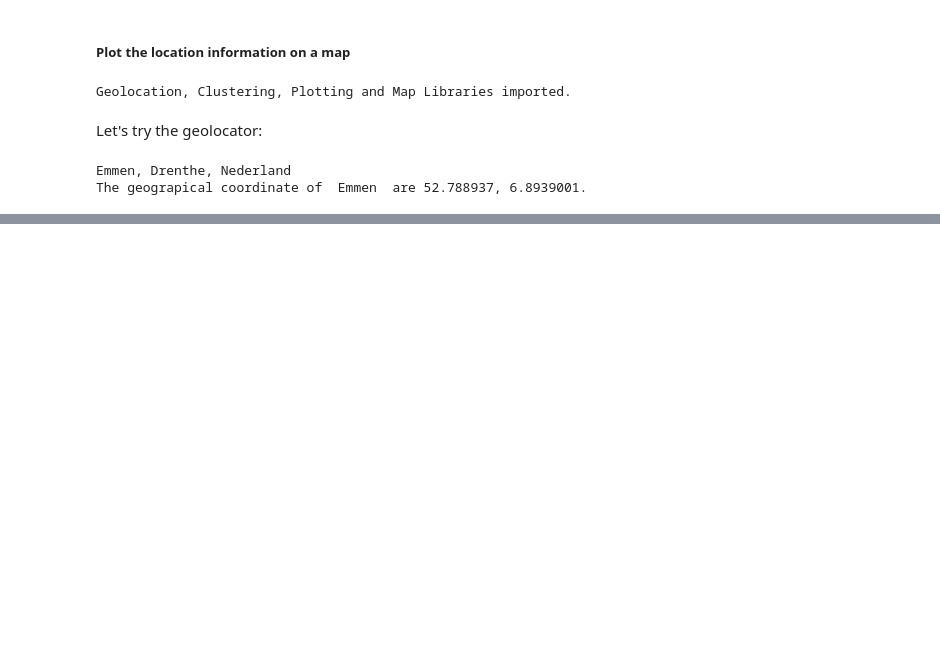
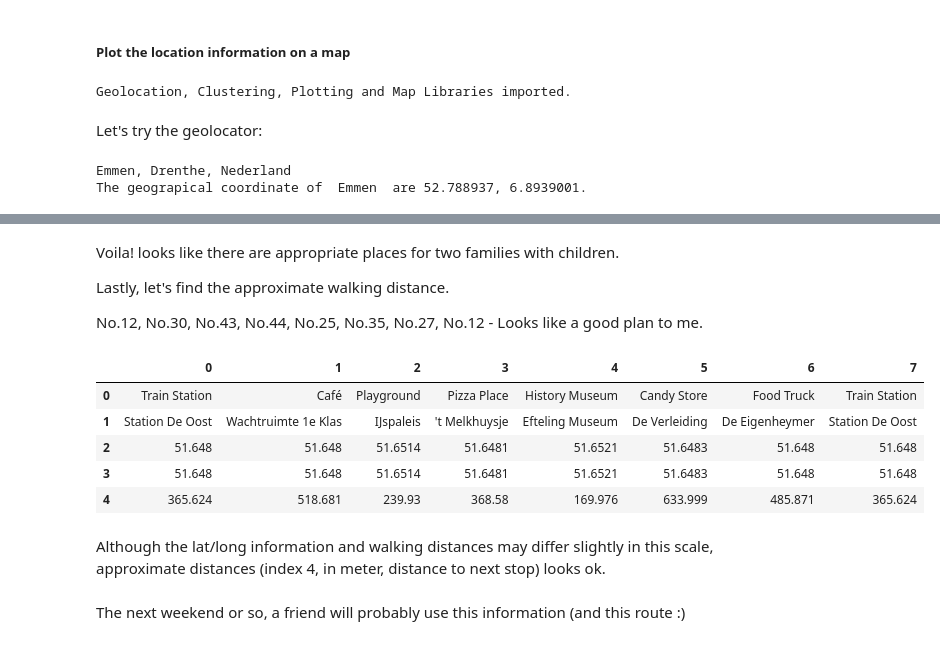
Before and after one commit to fy5std/Coursera-Capstone, a Jupyter notebook: Coursera_Capstone_4-NewProject.ipynb, the cells around one changed output, grey strips where cells are left out. Drawn from its saved outputs; the diff is of its cells as text; code cells hidden in the pictures; blank space fills up the shorter version.

```diff
--- a/Coursera_Capstone_4-NewProject.ipynb
+++ b/Coursera_Capstone_4-NewProject.ipynb
@@ -194,0 +292,4 @@ df_coa_map
+# %%
+jsum2 = results2['response']['venues']
+for i in range(LIMIT):
+    print(i,' : ',jsum2[i]['categories'][0]['name'],' - ',jsum2[0]['name'])
@@ -194,0 +302,5 @@ df_coa_map
+# %%
+## There is a train station nearby. We can extract the coordinates.
+stat_lat = jsum2[0]['location']['lat']
+stat_long = jsum2[0]['location']['lng']
+print(jsum2[0]['categories'][0]['name'],'- lat:',stat_lat,', long:',stat_long)
@@ -194,0 +376,4 @@ df_coa_map
+# %%
+jsum3 = results3['response']['groups'][0]['items']
+for i in range(LIMIT):
+    print(i,' : ',jsum3[i]['venue']['categories'][0]['name'],' - ', jsum3[i]['venue']['name'])
@@ -194,0 +398,46 @@ df_coa_map
+# %% [markdown]
+Voila! looks like there are appropriate places for two families with children.
+
+Lastly, let's find the approximate walking distance.
+
+No.12, No.30, No.43, No.44, No.25, No.35, No.27, No.12 - Looks like a good plan to me.
+# %%
+from geopy.distance import geodesic
+
+Route = [12,30,43,44,25,35,27,12]
+
+routelist_cat=[]
+routelist_name=[]
+routelist_lat=[]
+routelist_long=[]
+routelist_dist=[]
+for each in Route:
+    curr_cat=jsum3[each]['venue']['categories'][0]['name']
+    routelist_cat.append (curr_cat)
+    curr_name=jsum3[each]['venue']['name']
+    routelist_name.append (curr_name)
+    curr_lat=jsum3[each]['venue']['location']['lat']
+    routelist_lat.append (curr_lat)
+    curr_long=jsum3[each]['venue']['location']['lng']
+    routelist_long.append (curr_lat)
+
+    if each > 1:
+        routelist_dist.append(geodesic((curr_lat,\
+                                        curr_long),\
+                                       ((jsum3[each-1]['venue']['location']['lat']),\
+                                        (jsum3[each-1]['venue']['location']['lng']))).meters)
+
+df_route=pd.DataFrame([routelist_cat, routelist_name, routelist_lat, routelist_long,routelist_dist])
+# %%
+df_route
+# %% [output]
+|  | 0 | 1 | 2 | 3 | 4 | 5 | 6 | 7 |
+| 0 | Train Station | Café | Playground | Pizza Place | History Museum | Candy Store | Food Truck | Train Station |
+| 1 | Station De Oost | Wachtruimte 1e Klas | IJspaleis | 't Melkhuysje | Efteling Museum | De Verleiding | De Eigenheymer | Station De Oost |
+| 2 | 51.648 | 51.648 | 51.6514 | 51.6481 | 51.6521 | 51.6483 | 51.648 | 51.648 |
+| 3 | 51.648 | 51.648 | 51.6514 | 51.6481 | 51.6521 | 51.6483 | 51.648 | 51.648 |
+| 4 | 365.624 | 518.681 | 239.93 | 368.58 | 169.976 | 633.999 | 485.871 | 365.624 |
+# %% [markdown]
+Although the lat/long information and walking distances may differ slightly in this scale, approximate distances (index 4, in meter, distance to next stop) looks ok.
+# %% [markdown]
+The next weekend or so, a friend will probably use this information (and this route :)
```
Also changed, not shown: parts of 20 cells of this notebook.
